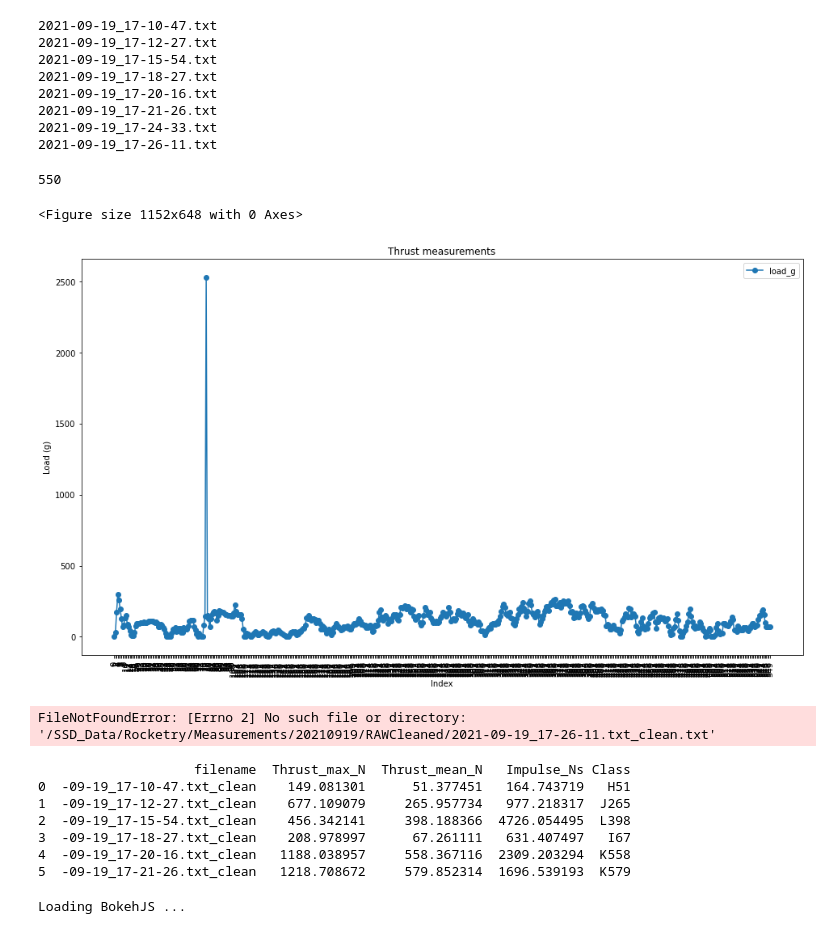
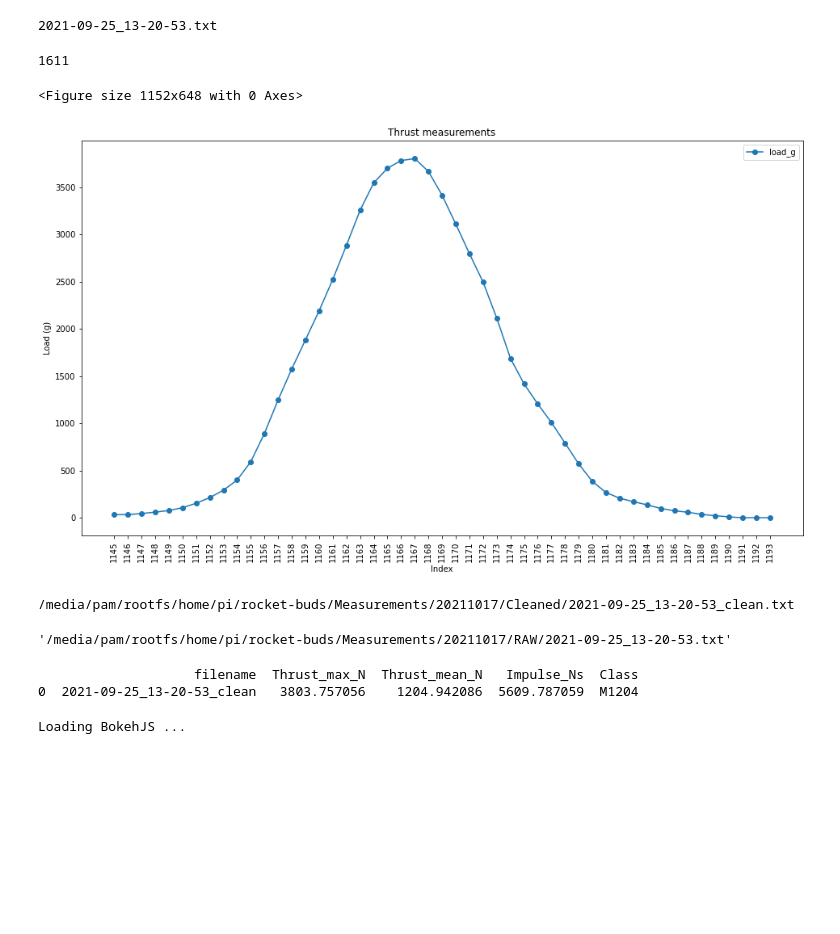
Before and after one commit to PAmerikanos/rocket-buds, a Jupyter notebook: plot_measurements.ipynb, the cells around one changed output. Drawn from its saved outputs; the diff is of its cells as text; code cells hidden in the pictures; blank space fills up the shorter version.

Commit message:
Added latest measurement, changed paths to relative

```diff
--- a/plot_measurements.ipynb
+++ b/plot_measurements.ipynb
@@ -13,52 +14,53 @@ import scipy.integrate
 # %%
 # Folder containing measurement files
 
-folder = "/SSD_Data/Rocketry/Measurements/20210919"
+folder = "/media/pam/rootfs/home/pi/rocket-buds/Measurements/20211017"
 
 file_list = os.listdir(folder)
 file_list.sort()
 for file in file_list: print(file)
+
+os.makedirs(os.path.join(folder, "Cleaned"), exist_ok = True)
+os.makedirs(os.path.join(folder, "RAW"), exist_ok = True)
 # %% [output]
-2021-09-19_17-10-47.txt
-2021-09-19_17-12-27.txt
-2021-09-19_17-15-54.txt
-2021-09-19_17-18-27.txt
-2021-09-19_17-20-16.txt
-2021-09-19_17-21-26.txt
-2021-09-19_17-24-33.txt
-2021-09-19_17-26-11.txt
+2021-09-25_13-20-53.txt
 # %%
 # Module for cleaning up measurement files, one by one
 
-file = '2021-09-19_17-26-11.txt'
+file = '2021-09-25_13-20-53.txt'
 
 fig = plt.figure(figsize=(16, 9)) # Prepare plot for populating
-df = pd.read_csv(folder + "/" + file, sep=r';', engine='python', header=None, names=['time_s','load_g']) # Open each file as timeseries dataframe
+df = pd.read_csv(os.path.join(folder, file), sep=r';', engine='python', header=None, names=['time_s','load_g']) # Open each file as timeseries dataframe
 df.loc[df.load_g < 0, 'load_g'] = 0 # Replace negative values with zero
 print(len(df)) # check number of measurement points
 
-START = 0
-END = len(df)
+START = 1145
+END = 1194#len(df)
 
 #replace outlier in specific point with average of before and after
 #point = 77
 #df.at[point, 'load_g'] = (df[['load_g']].iloc[point-1] + df[['load_g']].iloc[point+1])/2
 
 df = df.iloc[np.r_[START:END]]
 axs = df.reset_index().plot.line(x='index', y="load_g", figsize=(16, 9), title=file, style='o-') # plot measurement points
 
 plt.xticks(range(START,END), rotation=90)
 plt.title("Thrust measurements")
 plt.xlabel("Index")
 plt.ylabel("Load (g)")
 plt.show()
 
-df.to_csv(folder + "Cleaned/" + file + "_clean.txt", sep=r';', index=False, header=False)
+csv_name = os.path.join(folder, "Cleaned", file[:-4] + "_clean.txt")
+print(csv_name)
+df.to_csv(csv_name, sep=r';', index=False, header=False)
+
+shutil.move(os.path.join(folder, file), os.path.join(folder, "RAW", file))
 # %% [output]
-550
+1611
 <Figure size 1152x648 with 0 Axes>
-[figure, old version]
+[figure, new version]
-FileNotFoundError: [Errno 2] No such file or directory: '/SSD_Data/Rocketry/Measurements/20210919/RAWCleaned/2021-09-19_17-26-11.txt_clean.txt'
+/media/pam/rootfs/home/pi/rocket-buds/Measurements/20211017/Cleaned/2021-09-25_13-20-53_clean.txt
+'/media/pam/rootfs/home/pi/rocket-buds/Measurements/20211017/RAW/2021-09-25_13-20-53.txt'
 # %%
 # Classify engine based on impulse
 
@@ -110,7 +112,7 @@ def engine_designation(imp_ns, thr_n):
 summary_df = pd.DataFrame(columns = ["filename","Thrust_max_N","Thrust_mean_N","Impulse_Ns","Class"]) # Initialize dataframe
 df_lst = []
 
-for filename in sorted(glob.glob(folder + "Cleaned/" + '*_clean.txt')):
+for filename in sorted(glob.glob(os.path.join(folder, "Cleaned", '*_clean.txt'))):
     df = pd.read_csv(filename, sep=r';', engine='python', header=None, names=['time_s','load_g']) # Open each file as timeseries dataframe
 
     # Data processing
@@ -129,15 +131,10 @@ for filename in sorted(glob.glob(folder + "Cleaned/" + '*_clean.txt')):
     summary_df["Class"] = summary_df.apply(lambda x: engine_designation(x.Impulse_Ns, x.Thrust_mean_N), axis=1)
 
 print(summary_df)
-summary_df.to_csv(folder + 'thrust_measurement_table.csv', index=False)
+summary_df.to_csv(os.path.join(folder, 'thrust_measurement_table.csv'), index=False)
 # %% [output]
-                    filename  Thrust_max_N  Thrust_mean_N   Impulse_Ns Class
-0  -09-19_17-10-47.txt_clean    149.081301      51.377451   164.743719   H51
-1  -09-19_17-12-27.txt_clean    677.109079     265.957734   977.218317  J265
-2  -09-19_17-15-54.txt_clean    456.342141     398.188366  4726.054495  L398
-3  -09-19_17-18-27.txt_clean    208.978997      67.261111   631.407497   I67
-4  -09-19_17-20-16.txt_clean   1188.038957     558.367116  2309.203294  K558
-5  -09-19_17-21-26.txt_clean   1218.708672     579.852314  1696.539193  K579
+                    filename  Thrust_max_N  Thrust_mean_N   Impulse_Ns  Class
+0  2021-09-25_13-20-53_clean   3803.757056    1204.942086  5609.787059  M1204
 # %%
 import pickle
 
```
Also changed, not shown: parts of 3 cells of this notebook, 5 other files.
